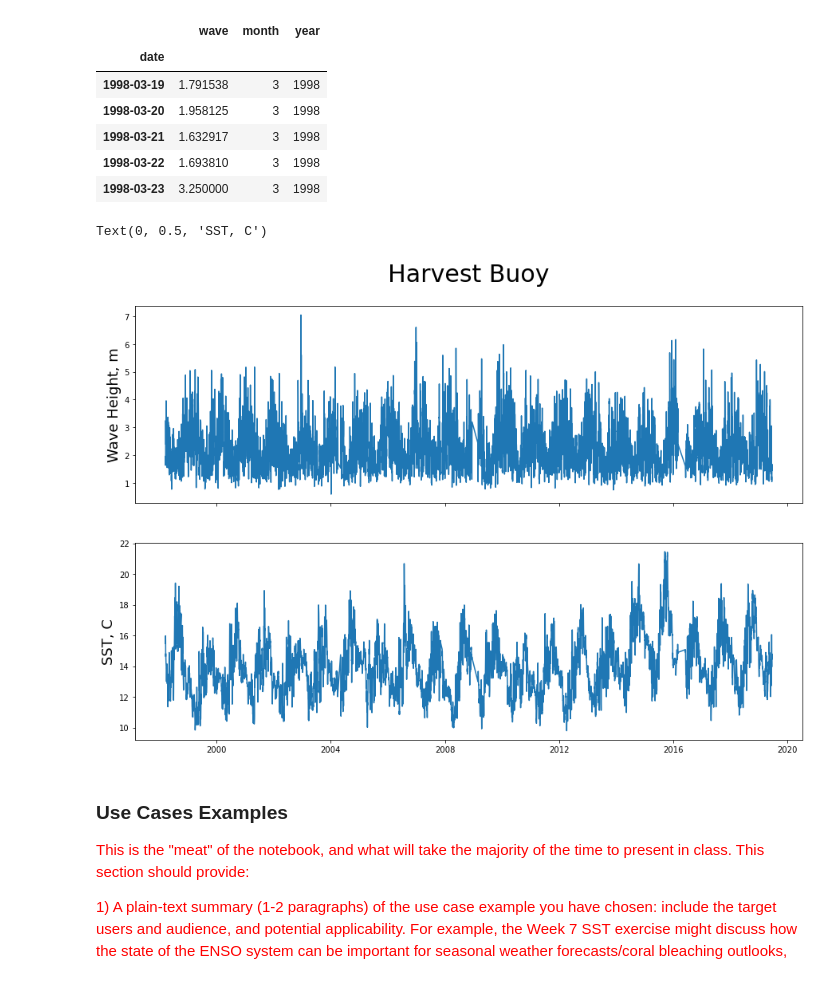
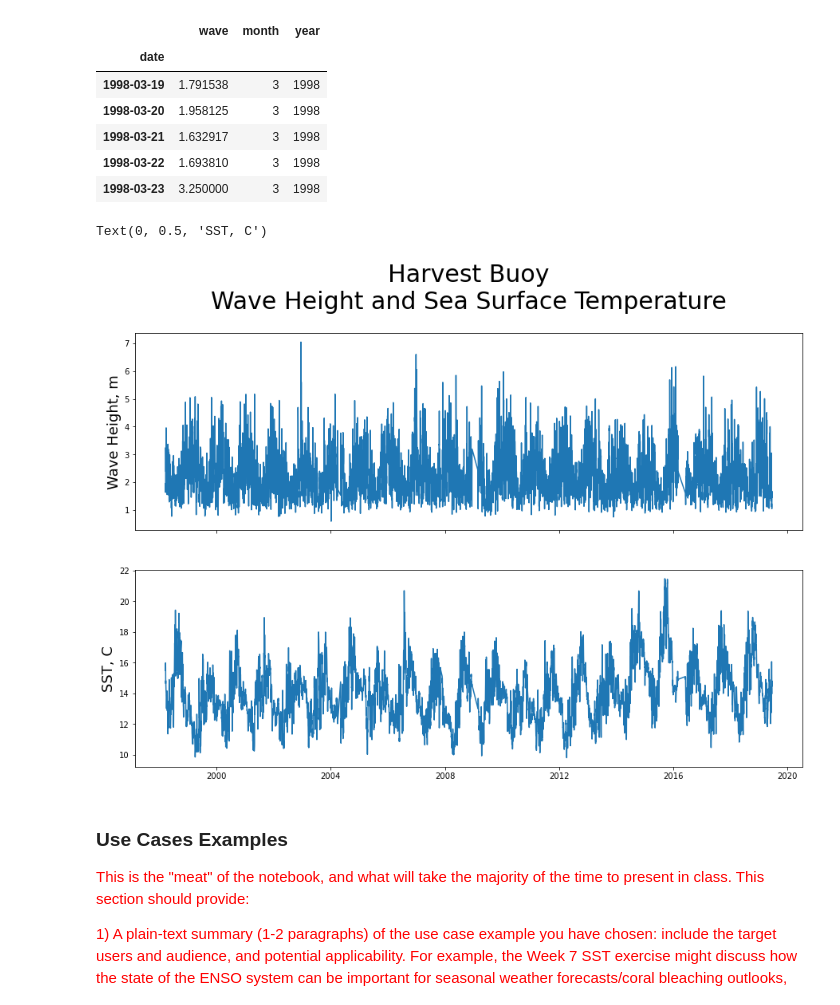
Before and after one commit to mk-waves/mk-waves-tutorial, a Jupyter notebook: tutorial_complete.ipynb, the cells around one changed output. Drawn from its saved outputs; the diff is of its cells as text; code cells hidden in the pictures.

```diff
--- a/tutorial_complete.ipynb
+++ b/tutorial_complete.ipynb
@@ -321,16 +323,16 @@ wave_daily.head()
 | 1998-03-22 | 1.693810 | 3 | 1998 |
 | 1998-03-23 | 3.250000 | 3 | 1998 |
 # %%
-# PLot daily values
+# Plot daily values
 f, (wave, sst) = plt.subplots(2, 1, sharex=True, figsize=(15,10))
 sst.plot(sst_daily.index, sst_daily.sst)
 wave.plot(wave_daily.index, wave_daily.wave)
-plt.title("Harvest Buoy", fontsize=30, y = 2.3)
+plt.title("Harvest Buoy\nWave Height and Sea Surface Temperature", fontsize=30, y = 2.3)
 wave.set_ylabel('Wave Height, m', fontsize=18)
 sst.set_ylabel('SST, C', fontsize=18)
 # %% [output]
 Text(0, 0.5, 'SST, C')
-[figure, old version]
+[figure, new version]
 # %% [markdown]
 <a id='usecases'></a>
 ### Use Cases Examples
```
Also changed, not shown: parts of 15 cells of this notebook, 1 other file.
